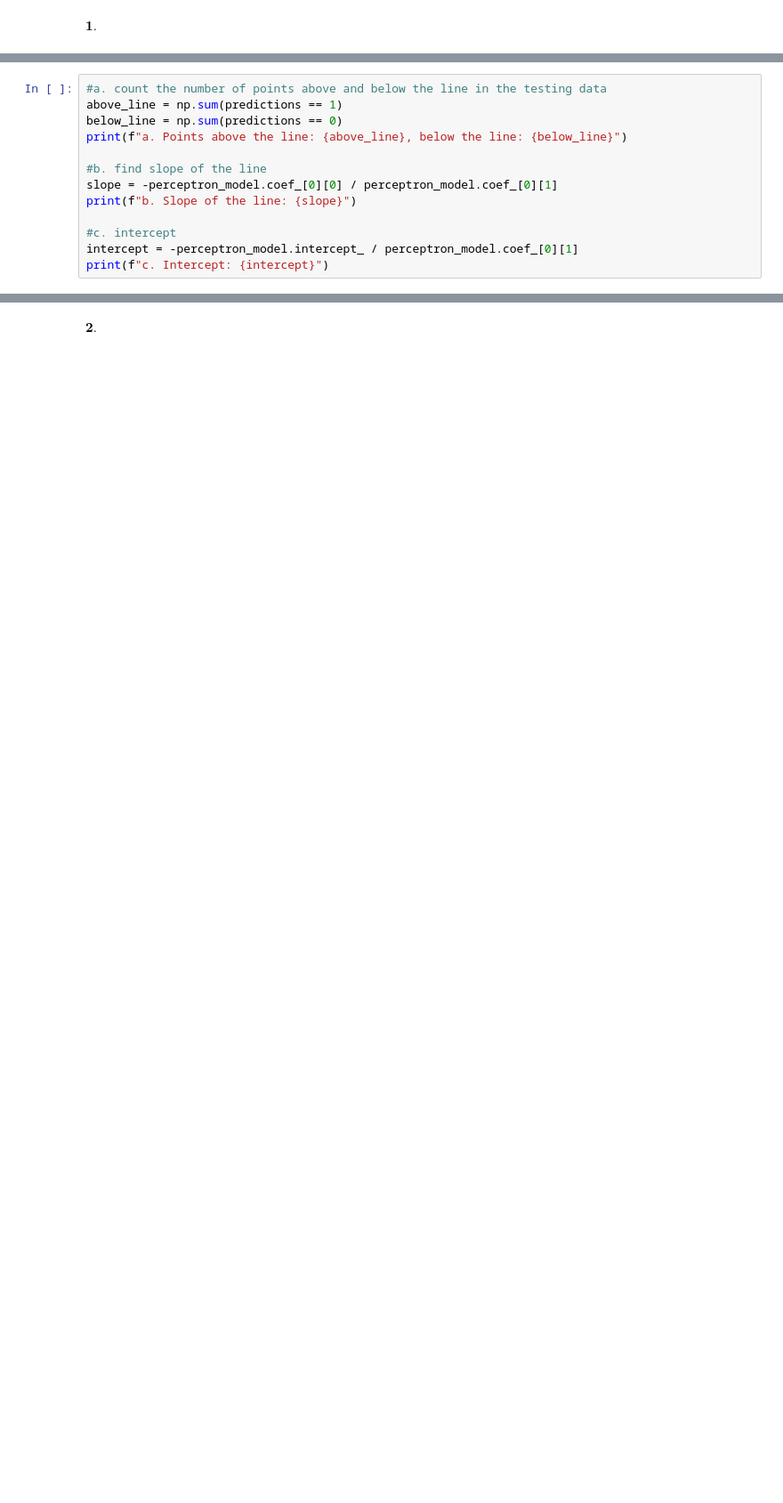
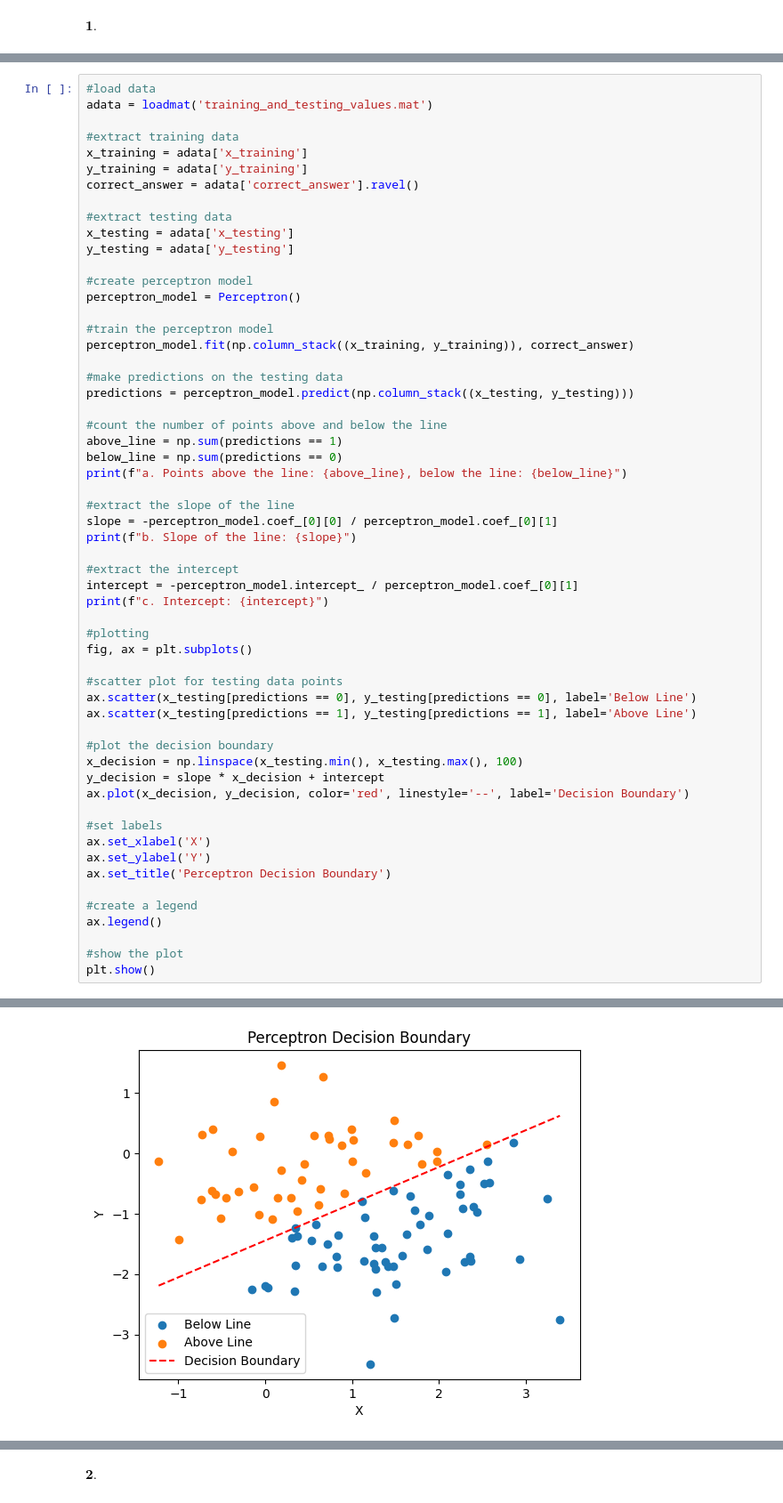
Before and after one commit to witchofizalith/MA665_HW, a Jupyter notebook: Topic10/hw10.ipynb, the cells around one changed output, grey strips where cells are left out. Shown at 89% size. Saved outputs shown, nothing was run; the diff lists cells and outputs as text; blank space fills up the shorter version.

```diff
--- a/Topic10/hw10.ipynb
+++ b/Topic10/hw10.ipynb
@@ -32,17 +10,62 @@ predictions = perceptron_model.predict(np.column_stack((x_test, y_test)))
 # %%
-#a. count the number of points above and below the line in the testing data
+#load data
+adata = loadmat('training_and_testing_values.mat')
+
+#extract training data
+x_training = adata['x_training']
+y_training = adata['y_training']
+correct_answer = adata['correct_answer'].ravel()
+
+#extract testing data
+x_testing = adata['x_testing']
+y_testing = adata['y_testing']
+
+#create perceptron model
+perceptron_model = Perceptron()
+
+#train the perceptron model
+perceptron_model.fit(np.column_stack((x_training, y_training)), correct_answer)
+
+#make predictions on the testing data
+predictions = perceptron_model.predict(np.column_stack((x_testing, y_testing)))
+
+#count the number of points above and below the line
 above_line = np.sum(predictions == 1)
 below_line = np.sum(predictions == 0)
 print(f"a. Points above the line: {above_line}, below the line: {below_line}")
 
-#b. find slope of the line
+#extract the slope of the line
 slope = -perceptron_model.coef_[0][0] / perceptron_model.coef_[0][1]
 print(f"b. Slope of the line: {slope}")
 
-#c. intercept
+#extract the intercept
 intercept = -perceptron_model.intercept_ / perceptron_model.coef_[0][1]
 print(f"c. Intercept: {intercept}")
+
+#plotting
+fig, ax = plt.subplots()
+
+#scatter plot for testing data points
+ax.scatter(x_testing[predictions == 0], y_testing[predictions == 0], label='Below Line')
+ax.scatter(x_testing[predictions == 1], y_testing[predictions == 1], label='Above Line')
+
+#plot the decision boundary
+x_decision = np.linspace(x_testing.min(), x_testing.max(), 100)
+y_decision = slope * x_decision + intercept
+ax.plot(x_decision, y_decision, color='red', linestyle='--', label='Decision Boundary')
+
+#set labels
+ax.set_xlabel('X')
+ax.set_ylabel('Y')
+ax.set_title('Perceptron Decision Boundary')
+
+#create a legend
+ax.legend()
+
+#show the plot
+plt.show()
 # %% [output]
 a. Points above the line: 43, below the line: 57
 b. Slope of the line: 0.6088093781462695
 c. Intercept: [-1.44571869]
+[figure, added]
```
Also changed, not shown: parts of 18 cells of this notebook, 2 other files.
